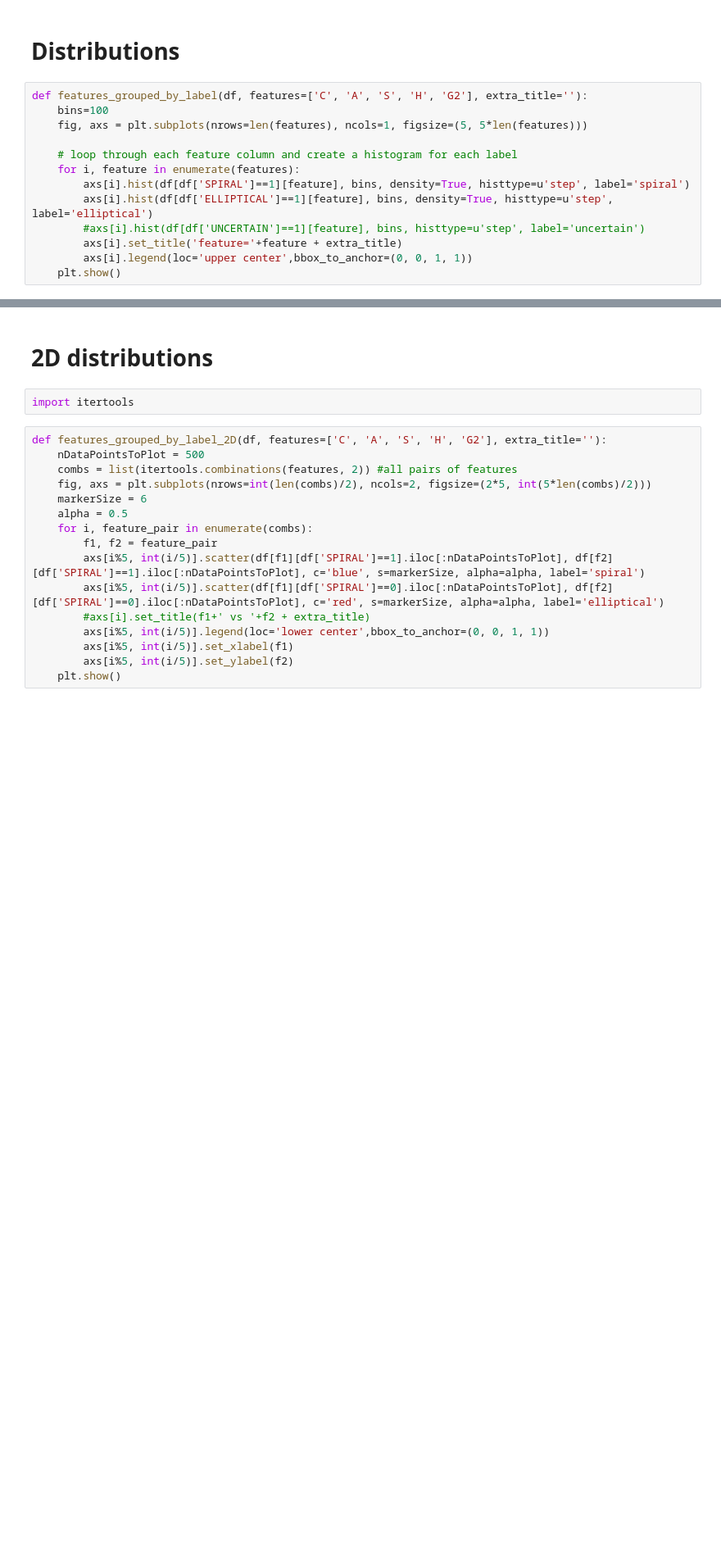
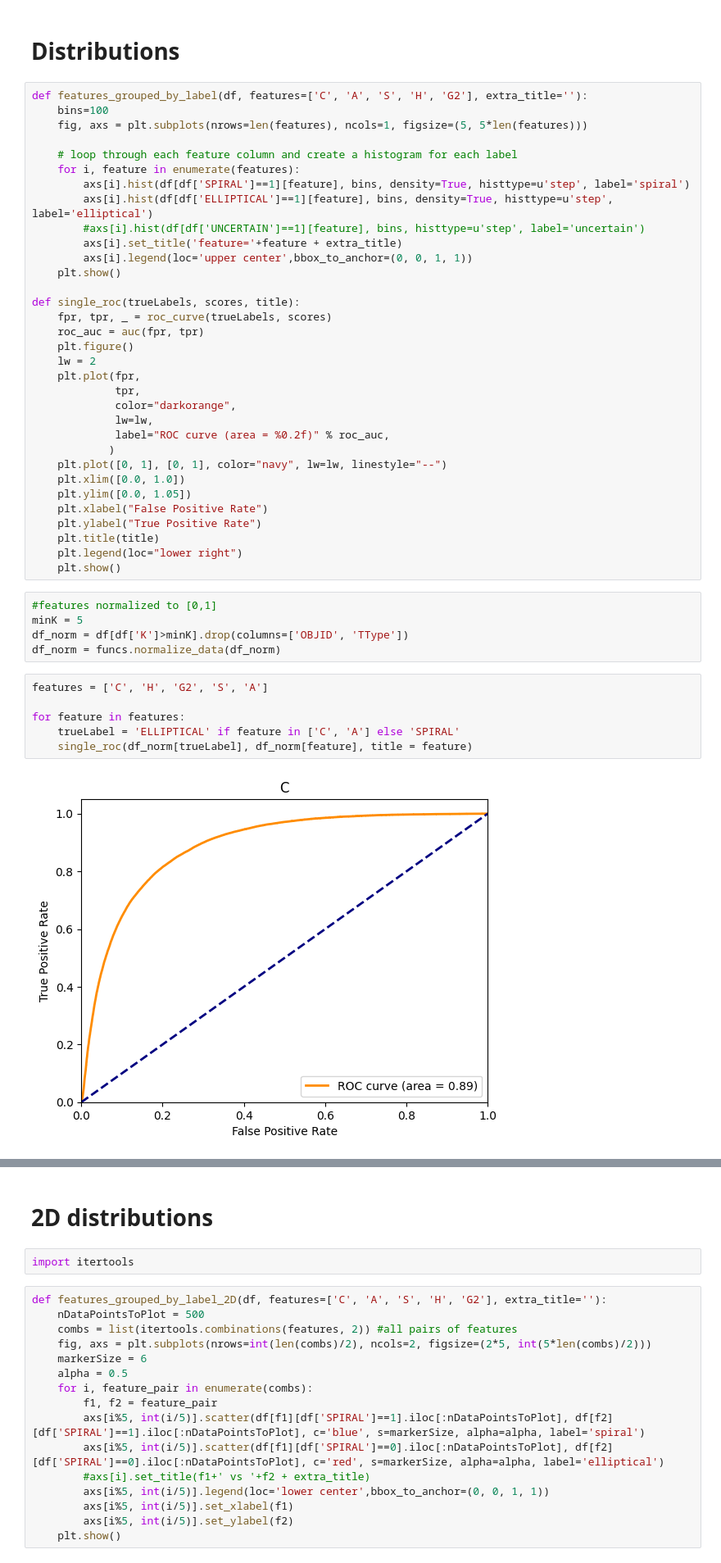
Before and after one commit to mhassans/galaxyMorphology, a Jupyter notebook: PCAandDistributions.ipynb, the cells around one changed output, grey strips where cells are left out. Shown at 82% size. Drawn from its saved outputs; the diff is of its cells as text; blank space fills up the shorter version.

```diff
--- a/PCAandDistributions.ipynb
+++ b/PCAandDistributions.ipynb
@@ -54,3 +39,36 @@ def features_grouped_by_label(df, features=['C', 'A', 'S', 'H', 'G2'], extra_tit
         axs[i].set_title('feature='+feature + extra_title)
         axs[i].legend(loc='upper center',bbox_to_anchor=(0, 0, 1, 1))
     plt.show()
+
+def single_roc(trueLabels, scores, title):
+    fpr, tpr, _ = roc_curve(trueLabels, scores)
+    roc_auc = auc(fpr, tpr)
+    plt.figure()
+    lw = 2
+    plt.plot(fpr,
+             tpr,
+             color="darkorange",
+             lw=lw,
+             label="ROC curve (area = %0.2f)" % roc_auc,
+            )
+    plt.plot([0, 1], [0, 1], color="navy", lw=lw, linestyle="--")
+    plt.xlim([0.0, 1.0])
+    plt.ylim([0.0, 1.05])
+    plt.xlabel("False Positive Rate")
+    plt.ylabel("True Positive Rate")
+    plt.title(title)
+    plt.legend(loc="lower right")
+    plt.show()
+# %%
+#features normalized to [0,1]
+minK = 5
+df_norm = df[df['K']>minK].drop(columns=['OBJID', 'TType'])
+df_norm = funcs.normalize_data(df_norm)
+# %%
+features = ['C', 'H', 'G2', 'S', 'A']
+
+for feature in features:
+    trueLabel = 'ELLIPTICAL' if feature in ['C', 'A'] else 'SPIRAL'
+    single_roc(df_norm[trueLabel], df_norm[feature], title = feature)
+# %% [output]
+[figure, added]
```
Also changed, not shown: parts of 6 cells of this notebook, 1 other file.
